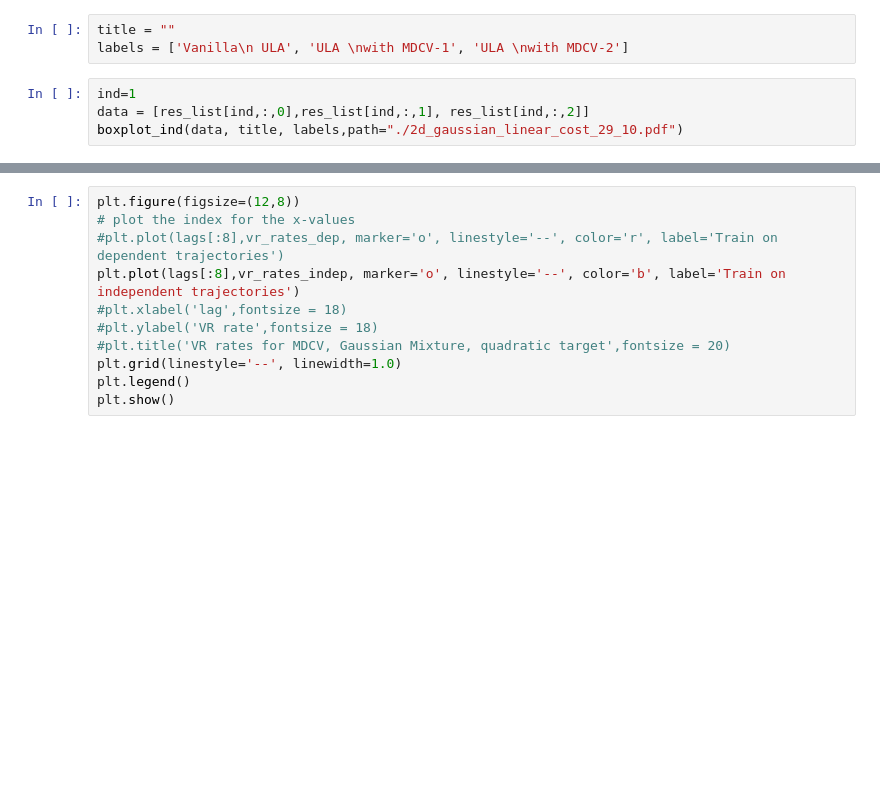
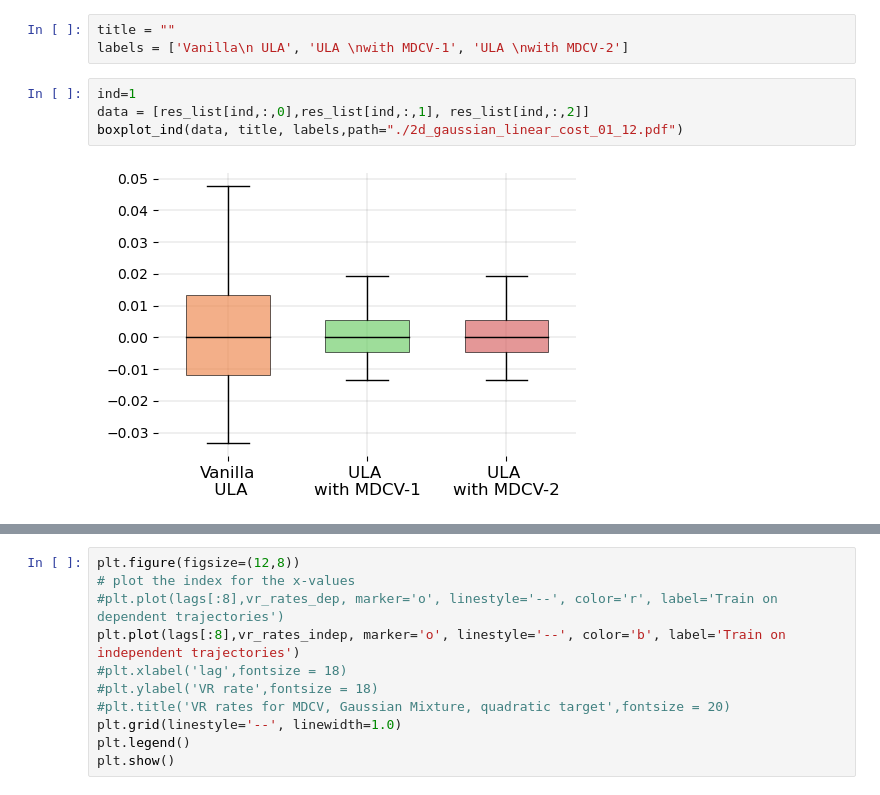
Before and after one commit to svsamsonov/VR-MCMC, a Jupyter notebook: Code/Cost_comparison_Gaussian.ipynb, the cells around one changed output, grey strips where cells are left out. Cells and saved outputs as stored; diff of their text form; blank space fills up the shorter version.

```diff
--- a/Code/Cost_comparison_Gaussian.ipynb
+++ b/Code/Cost_comparison_Gaussian.ipynb
@@ -295,7 +278,9 @@ labels = ['Vanilla\n ULA', 'ULA \nwith MDCV-1', 'ULA \nwith MDCV-2']
 # %%
 ind=1
 data = [res_list[ind,:,0],res_list[ind,:,1], res_list[ind,:,2]]
-boxplot_ind(data, title, labels,path="./2d_gaussian_linear_cost_29_10.pdf")
+boxplot_ind(data, title, labels,path="./2d_gaussian_linear_cost_01_12.pdf")
+# %% [output]
+[figure, added]
 # %%
 var_arr = np.var(res_list,axis=1)
 print(var_arr.shape)
```
Also changed, not shown: parts of 6 cells of this notebook, 4 other files.
